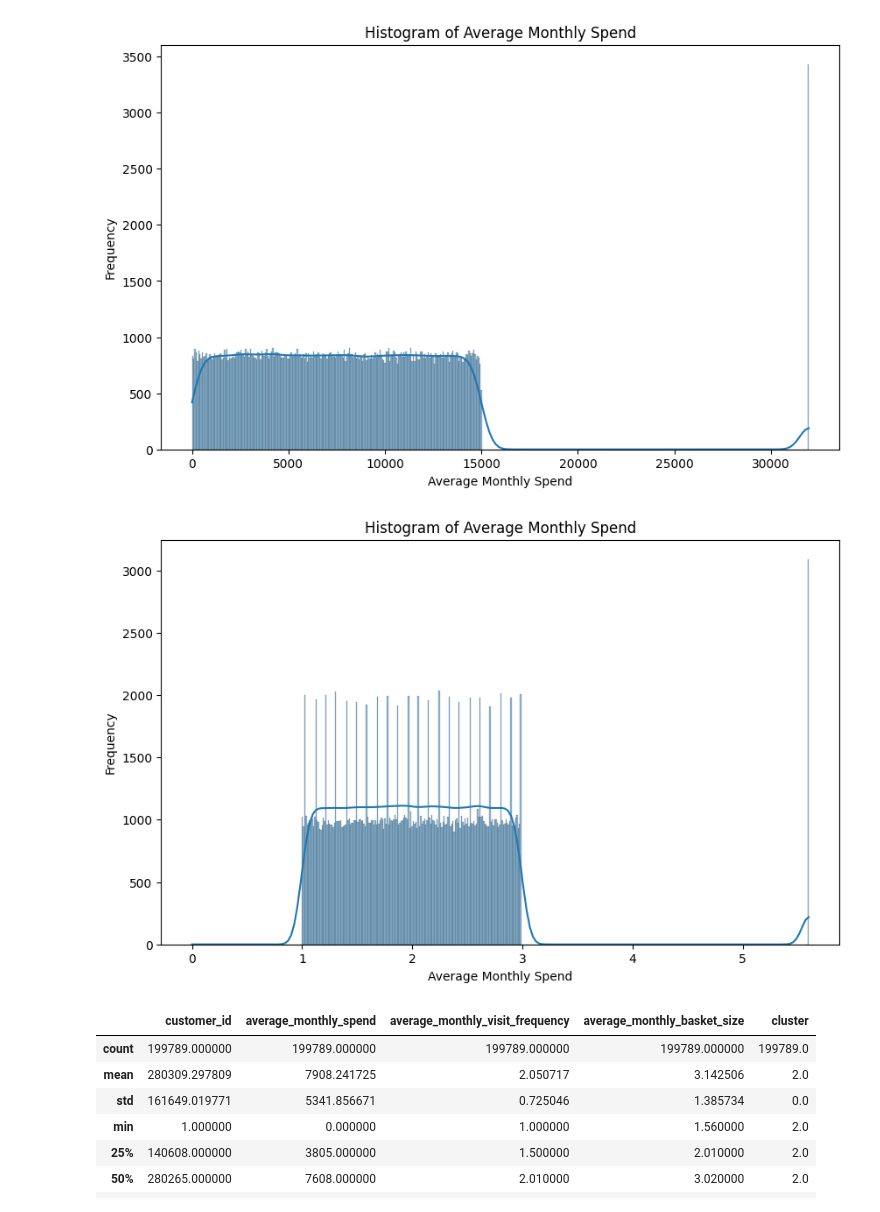
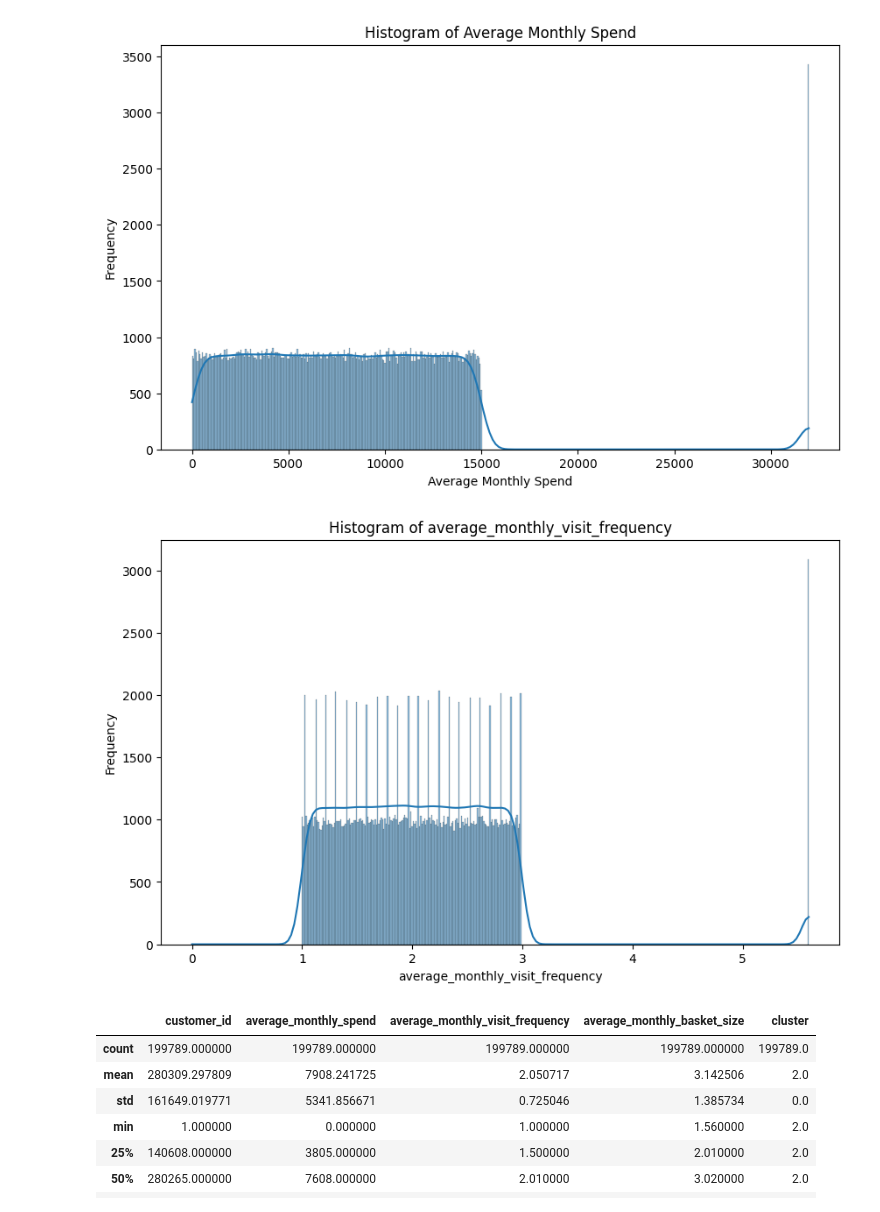
Before and after one commit to Akith-002/Data-Storm---semi-finals, a Jupyter notebook: Clustering analysis.ipynb, the cells around one changed output. Cells and saved outputs as stored; diff of their text form; code cells hidden in the pictures.

```diff
--- a/Clustering analysis.ipynb
+++ b/Clustering analysis.ipynb
@@ -366,13 +372,13 @@ plt.show()
 # %%
 # Plot the histogram
 plt.figure(figsize=(10, 6))
 sns.histplot(data3['average_monthly_visit_frequency'], bins=500, kde=True)
-plt.xlabel('Average Monthly Spend')
+plt.xlabel('average_monthly_visit_frequency')
 plt.ylabel('Frequency')
-plt.title('Histogram of Average Monthly Spend')
+plt.title('Histogram of average_monthly_visit_frequency')
 plt.show()
 # %% [output]
-[figure, old version]
+[figure, new version]
 # %%
 data3[data3['average_monthly_visit_frequency']>0.5].describe()
 # %% [output]
```
Also changed, not shown: parts of 10 cells of this notebook.
